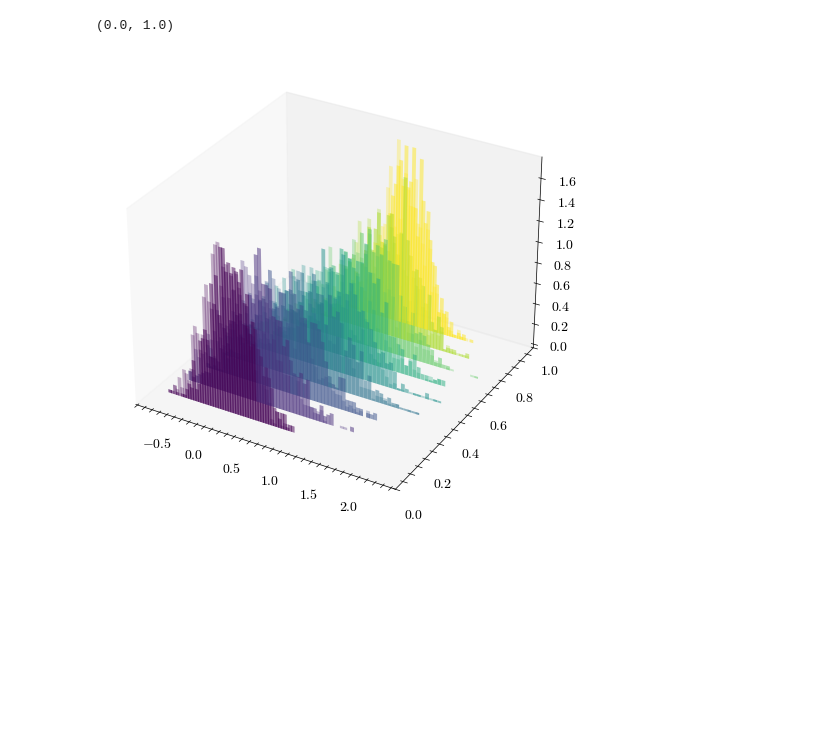
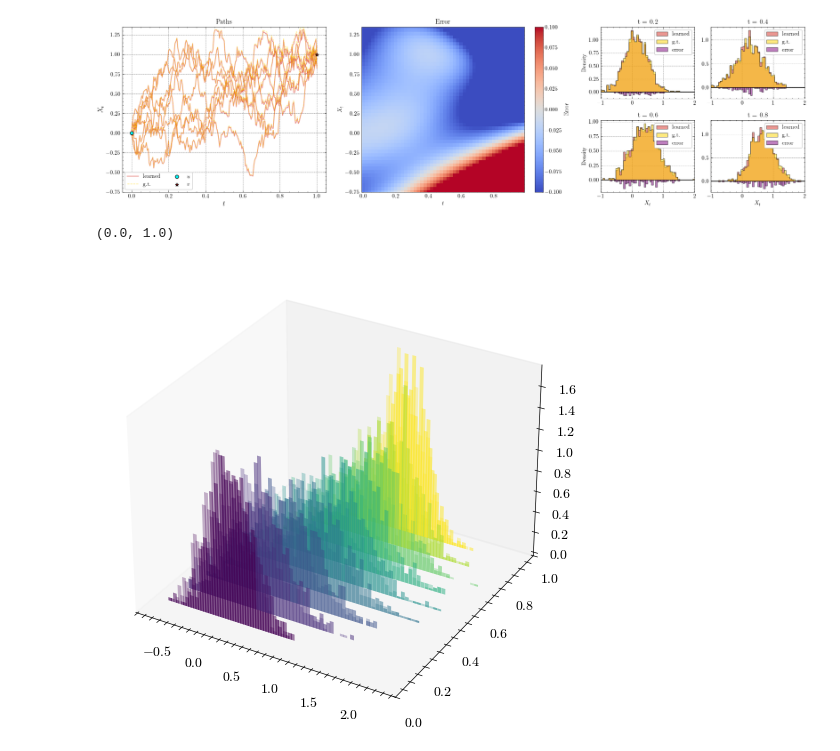
Before and after one commit to bookdiver/neuralbridge, a Jupyter notebook: notebooks/linear_models.ipynb, the cells around one changed output. Saved outputs shown, nothing was run; the diff lists cells and outputs as text; code cells hidden in the pictures; blank space fills up the shorter version.

```diff
--- a/notebooks/linear_models.ipynb
+++ b/notebooks/linear_models.ipynb
@@ -284,3 +397,93 @@ import numpy as np
+# %%
+X_star_solver = Euler(X_star, W)
+X_star_path = X_star_solver.solve(x0=u, rng_key=jax.random.PRNGKey(42), batch_size=8)
+# %%
+t_res, x_res = 50, 50
+t_vals = jnp.linspace(0, 1, t_res, endpoint=False)
+x_vals = jnp.linspace(-0.75, 1.35, x_res)
+t_grid, x_grid = jnp.meshgrid(t_vals, x_vals)
+tx_pairs = jnp.stack([t_grid.flatten(), x_grid.flatten()], axis=1)
+outs = jax.vmap(
+    lambda t, x: partial(X_diamond.X_diamond.nu, variables={"params": X_diamond.state.params})(t, x)
+)(tx_pairs[:, 0], tx_pairs[:, 1:]).reshape(t_res, x_res)
+optimal_outs = jax.vmap(
+    lambda t, x: optimal_nu_fn(t, x, config.sde.params_X.gamma, config.sde.params_X.sigma)
+)(tx_pairs[:, 0], tx_pairs[:, 1]).reshape(t_res, x_res)
+errors = outs - optimal_outs
+# %%
+X_diamond_path_many = X_diamond.solve(x0=u, rng_key=jax.random.PRNGKey(42), batch_size=1000)
+X_star_path_many = X_star_solver.solve(x0=u, rng_key=jax.random.PRNGKey(42), batch_size=1000)
+# %%
+fig, ax = plt.subplots(1, 3, figsize=(18, 5))
+plot_sample_path(X_diamond_path, ax=ax[0], colors='#d73027', label="learned", linewidth=1.5, alpha=0.5)
+plot_sample_path(X_star_path, ax=ax[0], colors="gold", label="g.t.", linewidth=1.0, linestyle="--", alpha=0.5)
+ax[0].scatter(0.0, 0.0, color="cyan", marker="o", edgecolor="black", linewidth=1.0, label=r"$u$", zorder=3)
+ax[0].scatter(1.0, 1.0, color="red", marker="*", edgecolor="black", linewidth=1.0, label=r"$v$", zorder=3)
+ax[0].legend(ncol=2)
+ax[0].set_xlabel(r"$t$", fontsize=12)
+ax[0].set_ylabel(r"$X_t$", fontsize=12)
+ax[0].set_title(r"Paths")
+ax[0].set_ylim(-0.75, 1.35)
+ax[0].minorticks_on()
+
+norm = plt.Normalize(vmin=-0.1, vmax=0.1)
+im = ax[1].pcolormesh(t_vals, x_vals, errors, cmap="coolwarm", shading='auto', norm=norm)
+ax[1].set_xlabel(r"$t$")
+ax[1].set_ylabel(r"$X_t$")
+ax[1].set_title(r"Error")
+ax[1].minorticks_on()
+plt.colorbar(im, ax=ax[1], label="Error")
+# ax[1].set_ylim(-0.75, 1.35)
+ax[1].sharey(ax[0])
+
+ax[2].set_visible(False)
+
+from matplotlib import gridspec
+import numpy as np
+gs = gridspec.GridSpecFromSubplotSpec(2, 2, subplot_spec=ax[2].get_subplotspec())
+
+t_slices = [0.2, 0.4, 0.6, 0.8]
+
+for i, t_slice in enumerate(t_slices):
+    t_idx = int(t_slice // config.sde.dt)
+    curr_ax = fig.add_subplot(gs[i//2, i%2])
+    # Plot distributions
+    curr_ax.hist(X_diamond_path_many.xs[:, t_idx, 0], bins=50, density=True, range=(-1.0, 2.0),
+                 color='#d73027', alpha=0.5, label="learned", histtype='stepfilled', edgecolor='black')
+    curr_ax.hist(X_star_path_many.xs[:, t_idx, 0], bins=50, density=True, range=(-1.0, 2.0),
+                 color='gold', alpha=0.5, label="g.t.", histtype='stepfilled', edgecolor='black')
+    curr_ax.set_title(f"t = {t_slice:.1f}")
+
+    # Plot errors histogram below
+    # Calculate histograms for both distributions
+    learned_hist, _ = np.histogram(X_diamond_path_many.xs[:, t_idx, 0], bins=50, density=True, range=(-1.0, 2.0))
+    gt_hist, bin_edges = np.histogram(X_star_path_many.xs[:, t_idx, 0], bins=50, density=True, range=(-1.0, 2.0))
+
+    # Calculate error between the histograms
+    binned_errors = -np.abs(learned_hist - gt_hist)
+    bin_centers = (bin_edges[:-1] + bin_edges[1:]) / 2
+
+    # Plot the binned errors
+    curr_ax.bar(bin_centers, binned_errors, width=np.diff(bin_edges),
+                color='purple', alpha=0.5, label="error",
+                bottom=0.0, edgecolor='black')
+    curr_ax.set_xlim(-1.0, 2.0)
+    curr_ax.legend(loc='upper right')
+
+    if i >= 2:
+        curr_ax.set_xlabel(r"$X_t$")
+    if i % 2 == 0:
+        curr_ax.set_ylabel("Density")
+
+    # Add spacing between subplots
+    plt.subplots_adjust(wspace=0.3, hspace=0.3)
+
+plt.tight_layout()
+
+fig.savefig("../assets/figures/ou/results.pdf", dpi=300, bbox_inches="tight")
+plt.show()
+# %% [output]
+[figure, added]
 # %%
 fig = plt.figure(figsize=(8, 6))
 ax = fig.add_subplot(projection='3d')
```
Also changed, not shown: parts of 35 cells of this notebook, 13 other files.
